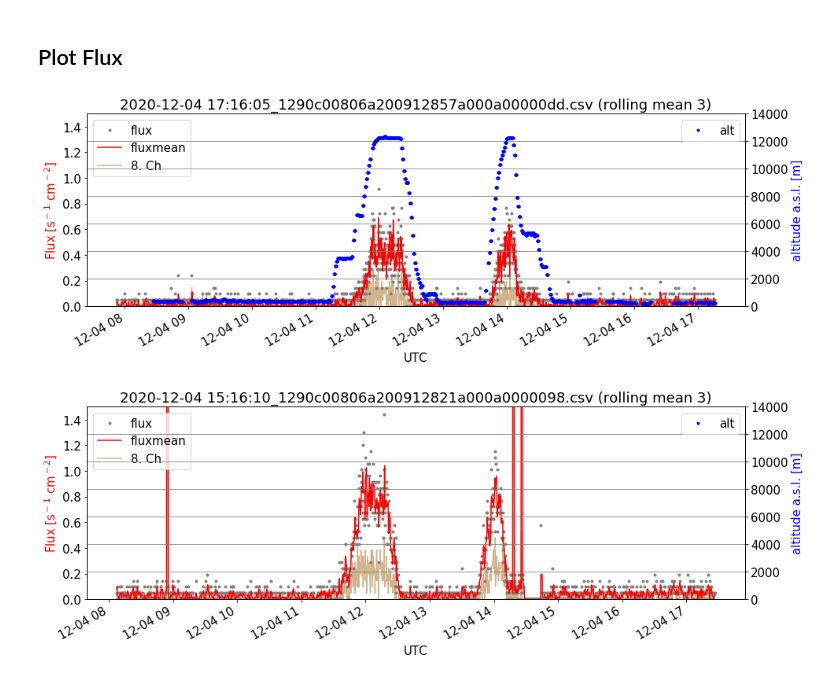
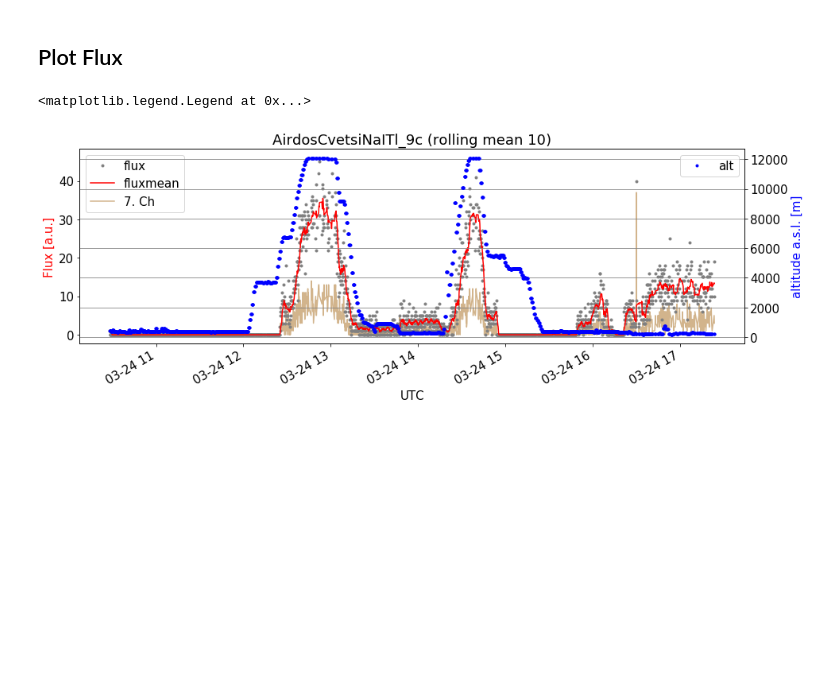
Before and after one commit to UniversalScientificTechnologies/GEODOS01, a Jupyter notebook: notebooks/GEODOS.ipynb, the cells around one changed output. Drawn from its saved outputs; the diff is of its cells as text; code cells hidden in the pictures; blank space fills up the shorter version.

```diff
--- a/notebooks/GEODOS.ipynb
+++ b/notebooks/GEODOS.ipynb
@@ -218,49 +102,61 @@ End
+# %%
+df.dropna(subset=['UTC'], inplace=True)
+hist = df.loc[df[0]=='$HIST'].iloc[:,:270].copy()
+hist = hist.apply(pd.to_numeric,errors='coerce')
+hist[0] = df[0]
+hist['alt'] = df['alt'].apply(pd.to_numeric,errors='coerce')
+hist['lat'] = df['lat'].apply(pd.to_numeric,errors='coerce')
+hist['lon'] = df['lon'].apply(pd.to_numeric,errors='coerce')
+hist['meas'] = df['meas'].apply(pd.to_numeric,errors='coerce')
+hist['UTC'] = df['UTC']
+hist.iloc[:,14:270] = 0
+# %%
+// toooo slow, have to be rewrited
+for i,row in df.loc[df[0]=='$HITS'].iterrows():
+    for j in range(2,2+int(row[1])*2,2):
+        hist.loc[(hist['meas']==row[-2:][0]),int(row[j+1])+4] += 1
 # %% [markdown]
 ## Plot Flux
 # %%
+NOISE_LEVEL = 7
+LAST_CHANNEL = 270
+WINDOW = 10
+
+plt.figure(figsize=(15,5))
+plt.tight_layout()
 matplotlib.rcParams.update({'font.size': 15})
 
-NOISE_LEVEL= 8
-LAST_CHANNEL=254
-WINDOW = 3
 
-for f in glob.iglob("./output/*.csv"): # generator, search immediate subdirectories
-    try:
-        plt.figure(figsize=(15,5))
-        plt.tight_layout()
-        xx = pd.read_csv(f)
-        xx['date'] = pd.to_datetime(xx['date'])
-        xx.set_index('date', inplace = True)
-        #xx = xx.loc['2019-11-27 00:00:00':'2019-11-29 01:30:00']
-        #xx = xx.loc['2020-12-04 11:55:00':'2020-12-04 12:20:00']
+xx = hist
+xx.set_index('UTC', inplace = True, drop=False)
+#xx = xx.loc['2019-11-27 00:00:00':'2019-11-29 01:30:00']
+#xx = xx.loc['2020-12-04 11:55:00':'2020-12-04 12:20:00']
 
 
-        xx['flux'] = (xx.iloc[:,range(NOISE_LEVEL,LAST_CHANNEL)].sum(axis=1))/2/10.4
+xx['flux'] = (xx.iloc[:,range(NOISE_LEVEL,LAST_CHANNEL)].sum(axis=1))
 
-        xx['fluxmean'] = xx['flux'].rolling(WINDOW).mean()
+xx['fluxmean'] = xx['flux'].rolling(WINDOW).mean()
 
-        xx['flux'].plot(c='gray', linestyle='', marker='.')
-        xx['fluxmean'].plot(c='red')
-        (xx.iloc[:,NOISE_LEVEL]/2/10.4).plot(c='tan',label= str(NOISE_LEVEL) + '. Ch' ,zorder=1)
+xx['flux'].plot(c='gray', linestyle='', marker='.')
+xx['fluxmean'].plot(c='red')
+(xx.iloc[:,NOISE_LEVEL]).plot(c='tan',label= str(NOISE_LEVEL) + '. Ch' ,zorder=1)
 
-        s = f.split('/')
-        plt.title(s[len(s)-1] + ' (rolling mean ' + str(WINDOW) + ')')
-        plt.ylim([0,1.5])
-        plt.xlabel('UTC')
-        plt.ylabel(r'Flux [s$^-$$^1$ cm$^-$$^2$]', color='red')
-        plt.legend(loc=2)
+s = fto.split('/')
+plt.title(s[len(s)-2] + ' (rolling mean ' + str(WINDOW) + ')')
+#plt.ylim([0,1.5])
+plt.xlabel('UTC')
+plt.ylabel(r'Flux [a.u.]', color='red')
+plt.legend(loc=2)
 
-        ax = plt.twinx()
+ax = plt.twinx()
 
-        plt.ylim([0,14000])
-        xx['altitude'].plot(c='b', label='alt', marker='.', linewidth='2', linestyle='none', drawstyle='steps-mid')
-        plt.ylabel('altitude a.s.l. [m]', color='blue')
+#plt.ylim([0,14000])
+xx['alt'].plot(c='b', label='alt', marker='.', linewidth='2', linestyle='none', drawstyle='steps-mid')
+plt.ylabel('altitude a.s.l. [m]', color='blue')
 
-        plt.grid(b=True, which='major', color='grey', linestyle='-')
-        plt.grid(b=True, which='minor', color='grey', linestyle='-')
-        plt.legend()
-    except:
-        pass
+plt.grid(b=True, which='major', color='grey', linestyle='-')
+plt.grid(b=True, which='minor', color='grey', linestyle='-')
+plt.legend()
 # %% [output]
+<matplotlib.legend.Legend at 0x...>
-[figure, old version]
+[figure, new version]
-[figure, removed]
```
Also changed, not shown: parts of 19 cells of this notebook.
